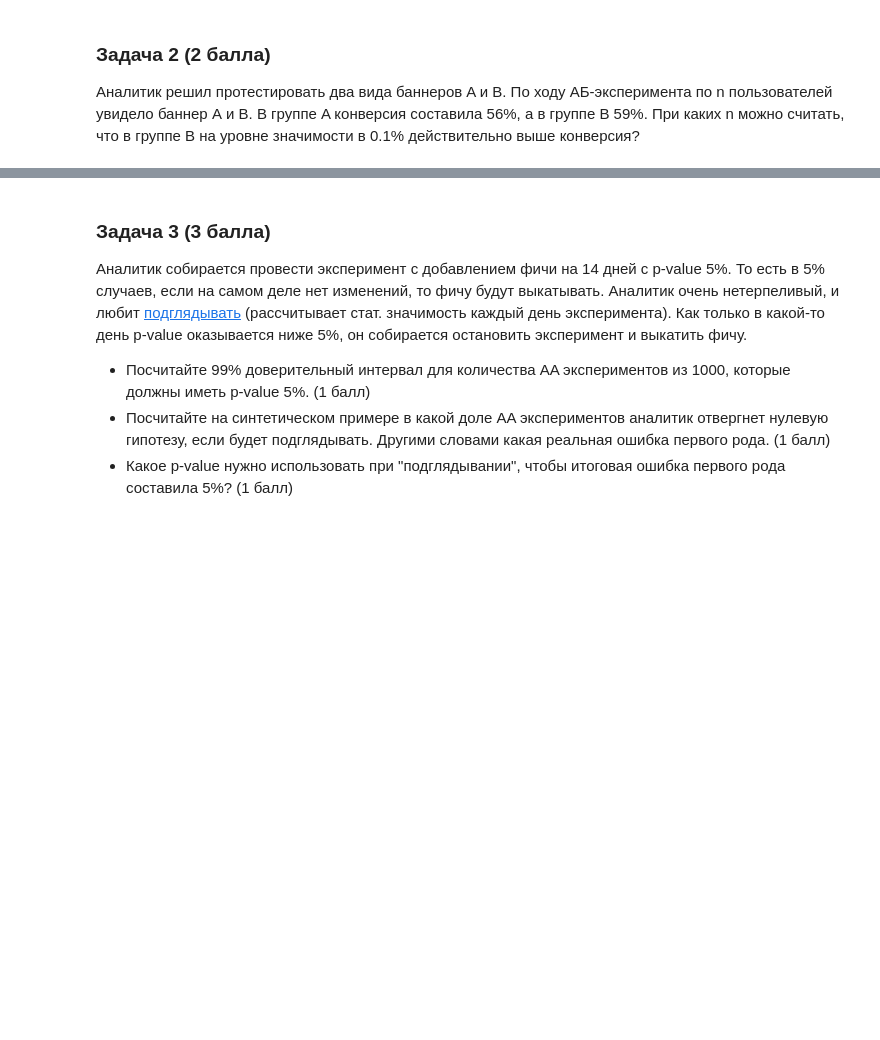
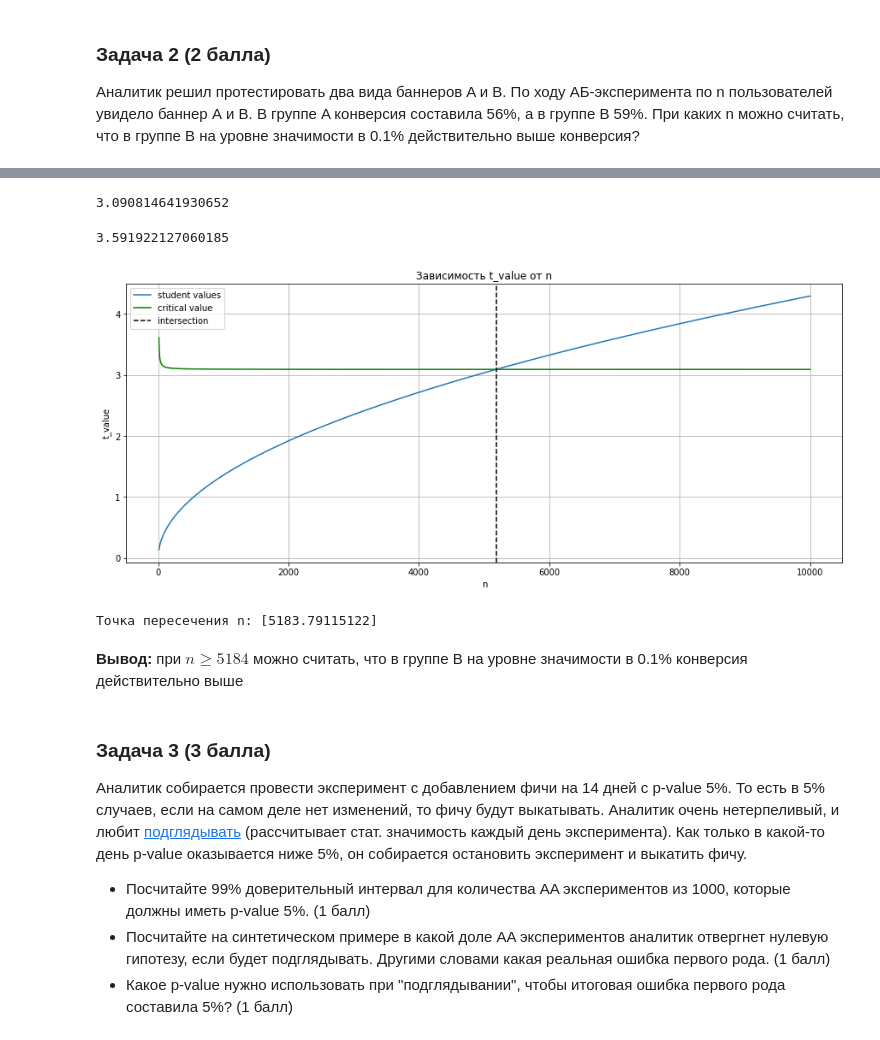
Before and after one commit to deouron/Yandex_product_analytics, a Jupyter notebook: Домашнее задание 1 (AB тесты)/hse-hw-1.ipynb, the cells around one changed output, grey strips where cells are left out. Cells and saved outputs as stored; diff of their text form; code cells hidden in the pictures; blank space fills up the shorter version.

```diff
--- a/Домашнее задание 1 (AB тесты)/hse-hw-1.ipynb
+++ b/Домашнее задание 1 (AB тесты)/hse-hw-1.ipynb
@@ -9,3 +15,62 @@
+# %%
+# пример нахождения квантиля при фиксированном n
+
+from scipy import stats
+import numpy as np
+
+n = 7000
+n_B = n_A = n
+p_A = 0.56
+p_B = 0.59
+
+alpha = 0.001  # уровень значимости 0.1%
+df = n_A + n_B - 2  # степени свободы
+critical_value = stats.t.ppf(1 - alpha, df)
+critical_value
+# %% [output]
+3.090814641930652
+# %%
+# пример нахождения t-статистики при фиксированном n
+n = 7000
+n_B = n_A = n
+t = (p_B - p_A) / np.sqrt(p_B*(1 - p_B)/n_B + p_A*(1 - p_A)/n_A)
+t
+# %% [output]
+3.591922127060185
+# %%
+import numpy as np
+import matplotlib.pyplot as plt
+from scipy.optimize import fsolve
+
+def equation(x): # находим пересечение функций f(x) = g(x), те решения ур-ия f(x) - g(x) = 0
+    return (p_B - p_A) / np.sqrt(p_B*(1 - p_B)/x + p_A*(1 - p_A)/x) - stats.t.ppf(1 - alpha, x + x - 2)
+
+n = np.arange(10, 10000)
+n_A = n_B = n
+critical_value = stats.t.ppf(1 - alpha, n_A + n_B - 2)
+
+student_values = (p_B - p_A) / np.sqrt(p_B*(1 - p_B)/n_B + p_A*(1 - p_A)/n_A)
+critical_values = stats.t.ppf(1 - alpha, n_A + n_B - 2)
+
+intersection = fsolve(equation, 500)
+
+plt.figure(figsize=(15, 6))
+plt.plot(n, student_values, label='student values')
+plt.plot(n, critical_values, 'g', label='critical value')
+plt.axvline(intersection, color='black', linestyle='--', label='intersection')
+plt.xlabel('n')
+plt.ylabel('t_value')
+plt.title('Зависимость t_value от n')
+plt.grid(True)
+plt.legend()
+plt.show()
+
+print("Точка пересечения n:", intersection)
+# %% [output]
+[figure, added]
+Точка пересечения n: [5183.79115122]
+# %% [markdown]
+<b>Вывод:</b> при $n \geq 5184$ можно считать, что в группе B на уровне значимости в 0.1% конверсия действительно выше
 # %% [markdown]
 ### Задача 3 (3 балла)
 
```
Also changed, not shown: parts of 3 cells of this notebook.
